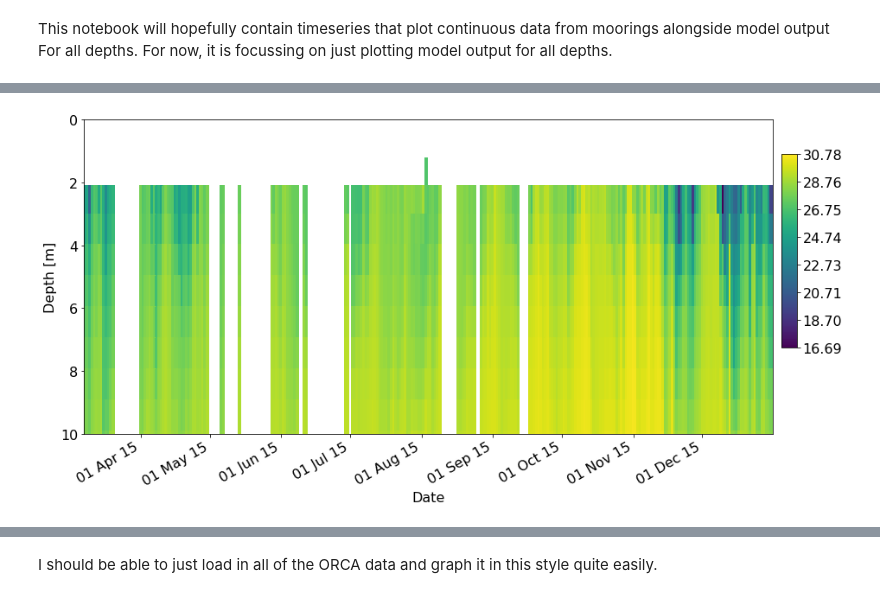
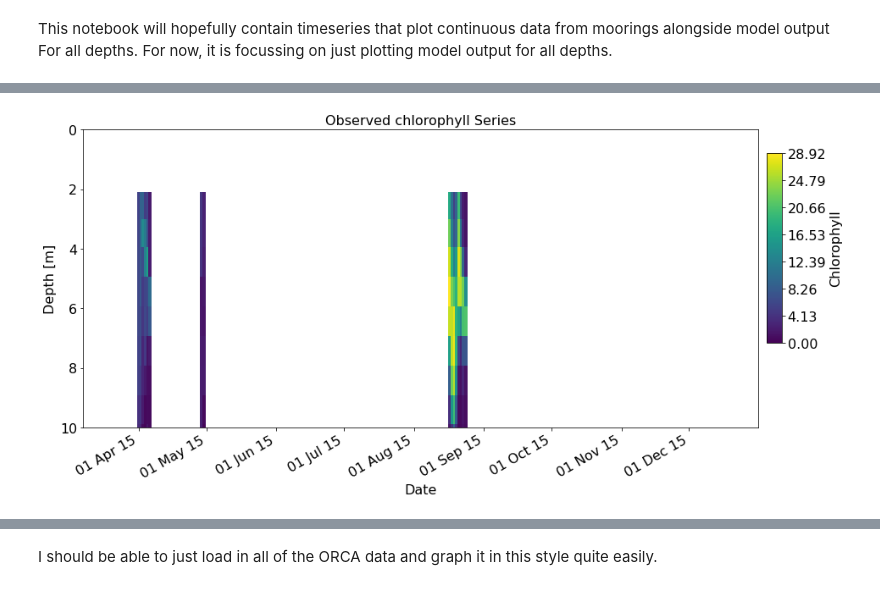
Before and after one commit to SalishSeaCast/analysis-keegan, a Jupyter notebook: notebooks/Evaluations/Continuous_Timeseries/New_format_practice.ipynb, the cells around one changed output, grey strips where cells are left out. Saved outputs shown, nothing was run; the diff lists cells and outputs as text; code cells hidden in the pictures.

Commit message:
Cleaned up Havmoller plots

```diff
--- a/notebooks/Evaluations/Continuous_Timeseries/New_format_practice.ipynb
+++ b/notebooks/Evaluations/Continuous_Timeseries/New_format_practice.ipynb
@@ -102,7 +98,7 @@ for i in orca_dict['Bdepth']:
 def Process_ORCA(orca_var,depths,dates,year):
     df_1=pd.DataFrame(orca_var).transpose()
     df_YD=pd.DataFrame(dates,columns=['yearday'])
-    df_1=pd.concat((df_1,obs_YD),axis=1)
+    df_1=pd.concat((df_1,df_YD),axis=1)
     dfg=df_1.groupby(by='yearday')
     df_mean=dfg.mean()
     df_mean=df_mean.reset_index()
@@ -117,7 +113,7 @@ def Process_ORCA(orca_var,depths,dates,year):
     df_full=df_full.dropna(how='all',subset=['depth'])
     df_full=df_full.set_index('depth')
     df_final=np.ma.masked_invalid(np.array(df_full))
-    df_final=np.ma.masked_less_equal(df_final,0)
+    df_final=np.ma.masked_less(df_final,0)
     return df_final, df_full.index, df_full.columns
 # %%
 # I think I prefer the pcolourmesh style of plotting.
@@ -167,4 +167,6 @@ df,dep,tim= Process_ORCA(orca_dict['Bsal'],obs_dep,YD_rounded,2015)
+# %%
+df,dep,tim= Process_ORCA(orca_dict['Bfluor'],obs_dep,YD_rounded,2015)
 # %%
-hovmoeller(df,dep,tim,(0,10))
+hovmoeller(df,dep,tim,(0,10),title='Observed chlorophyll Series',var_title='Chlorophyll')
 # %% [output]
-[figure, old version]
+[figure, new version]
```
Also changed, not shown: parts of 12 cells of this notebook.
